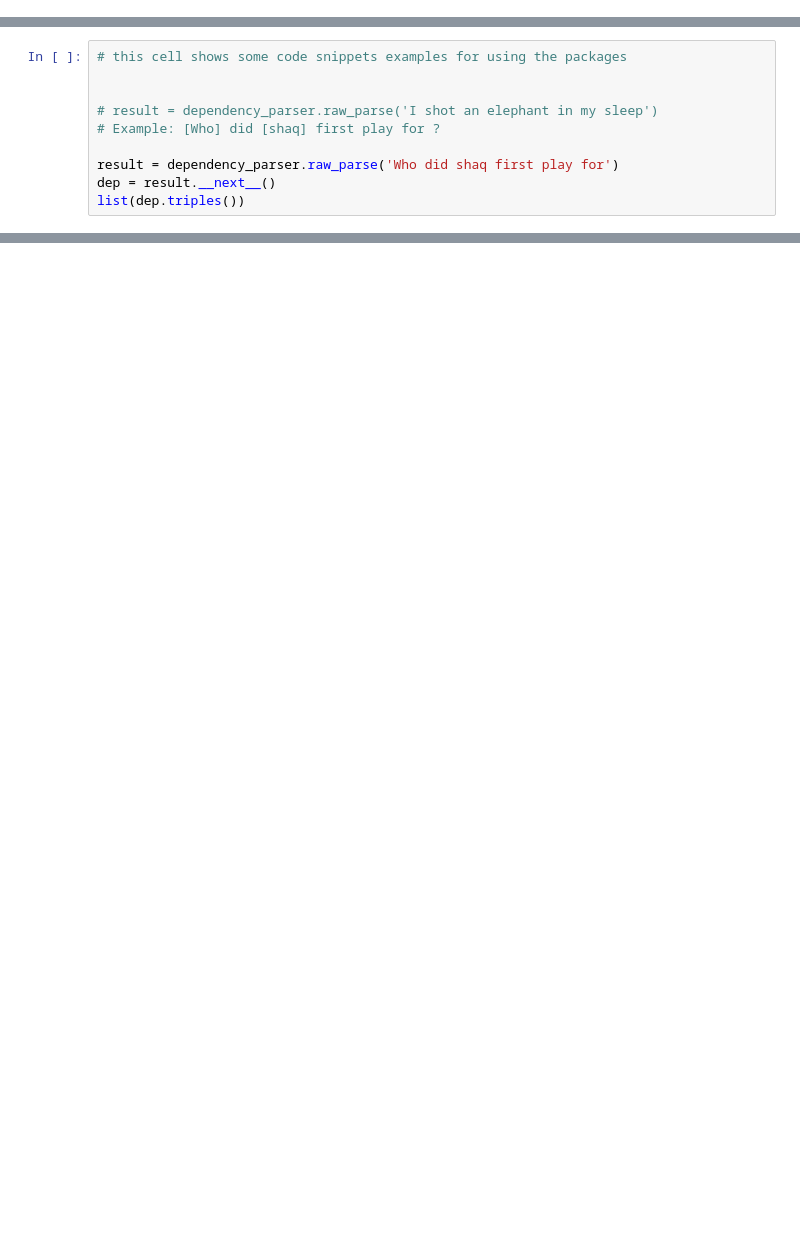
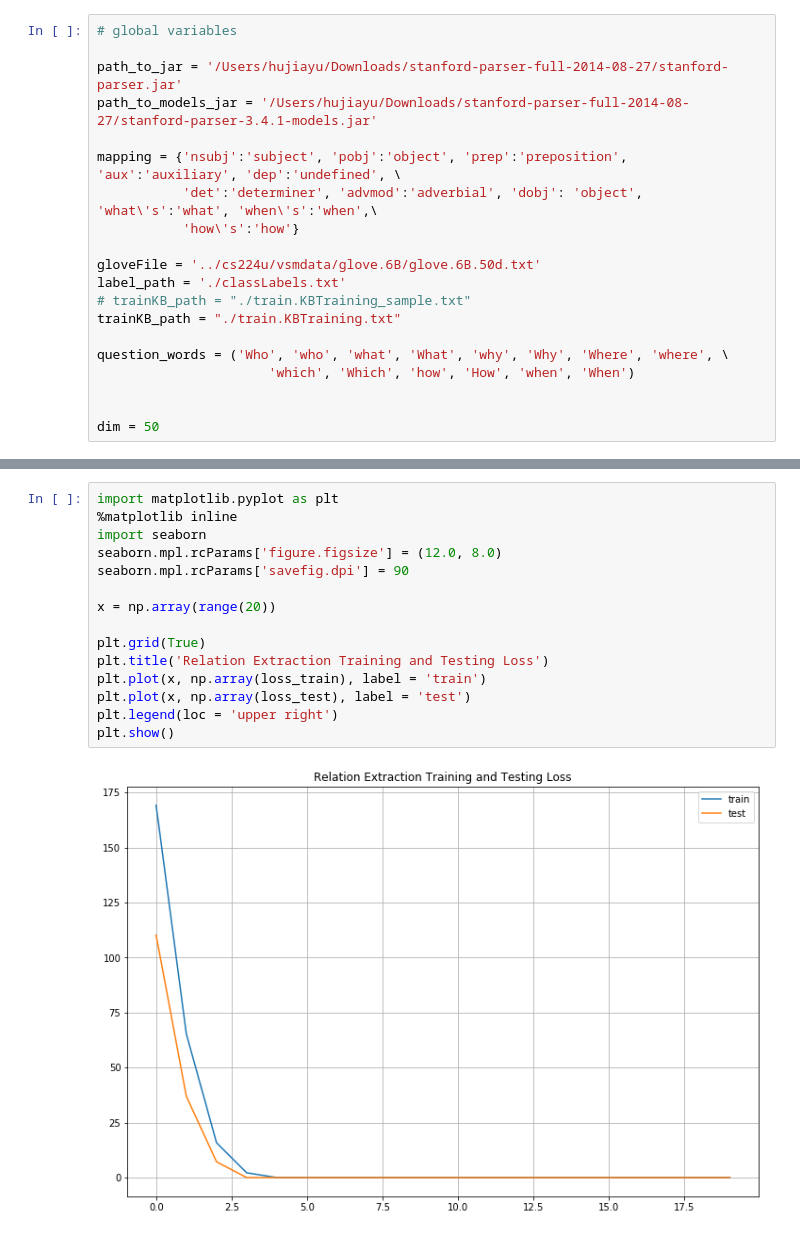
Before and after one commit to HujiaYuYoyo/CS224U_QA_project, a Jupyter notebook: freebase_hujia.ipynb, the cells around one changed output, grey strips where cells are left out. Saved outputs shown, nothing was run; the diff lists cells and outputs as text; blank space fills up the shorter version.

```diff
--- a/freebase_hujia.ipynb
+++ b/freebase_hujia.ipynb
@@ -16 +19,21 @@ warnings.filterwarnings('ignore')
+# %%
+# global variables
+
+path_to_jar = '/Users/hujiayu/Downloads/stanford-parser-full-2014-08-27/stanford-parser.jar'
+path_to_models_jar = '/Users/hujiayu/Downloads/stanford-parser-full-2014-08-27/stanford-parser-3.4.1-models.jar'
+
+mapping = {'nsubj':'subject', 'pobj':'object', 'prep':'preposition', 'aux':'auxiliary', 'dep':'undefined', \
+           'det':'determiner', 'advmod':'adverbial', 'dobj': 'object', 'what\'s':'what', 'when\'s':'when',\
+           'how\'s':'how'}
+
+gloveFile = '../cs224u/vsmdata/glove.6B/glove.6B.50d.txt'
+label_path = './classLabels.txt'
+# trainKB_path = "./train.KBTraining_sample.txt"
+trainKB_path = "./train.KBTraining.txt"
+
+question_words = ('Who', 'who', 'what', 'What', 'why', 'Why', 'Where', 'where', \
+                      'which', 'Which', 'how', 'How', 'when', 'When')
+
+
+dim = 50
 # %%
@@ -302,10 +301,0 @@ sentential feature is of shape:  (4, 50)
-# %%
-# this cell shows some code snippets examples for using the packages
-
-
-# result = dependency_parser.raw_parse('I shot an elephant in my sleep')
-# Example: [Who] did [shaq] first play for ?
-
-result = dependency_parser.raw_parse('Who did shaq first play for')
-dep = result.__next__()
-list(dep.triples())
@@ -331,0 +589,17 @@ combined_feature.shape
+# %%
+import matplotlib.pyplot as plt
+%matplotlib inline
+import seaborn
+seaborn.mpl.rcParams['figure.figsize'] = (12.0, 8.0)
+seaborn.mpl.rcParams['savefig.dpi'] = 90
+
+x = np.array(range(20))
+
+plt.grid(True)
+plt.title('Relation Extraction Training and Testing Loss')
+plt.plot(x, np.array(loss_train), label = 'train')
+plt.plot(x, np.array(loss_test), label = 'test')
+plt.legend(loc = 'upper right')
+plt.show()
+# %% [output]
+[figure, added]
```
Also changed, not shown: parts of 25 cells of this notebook, 7 other files.
